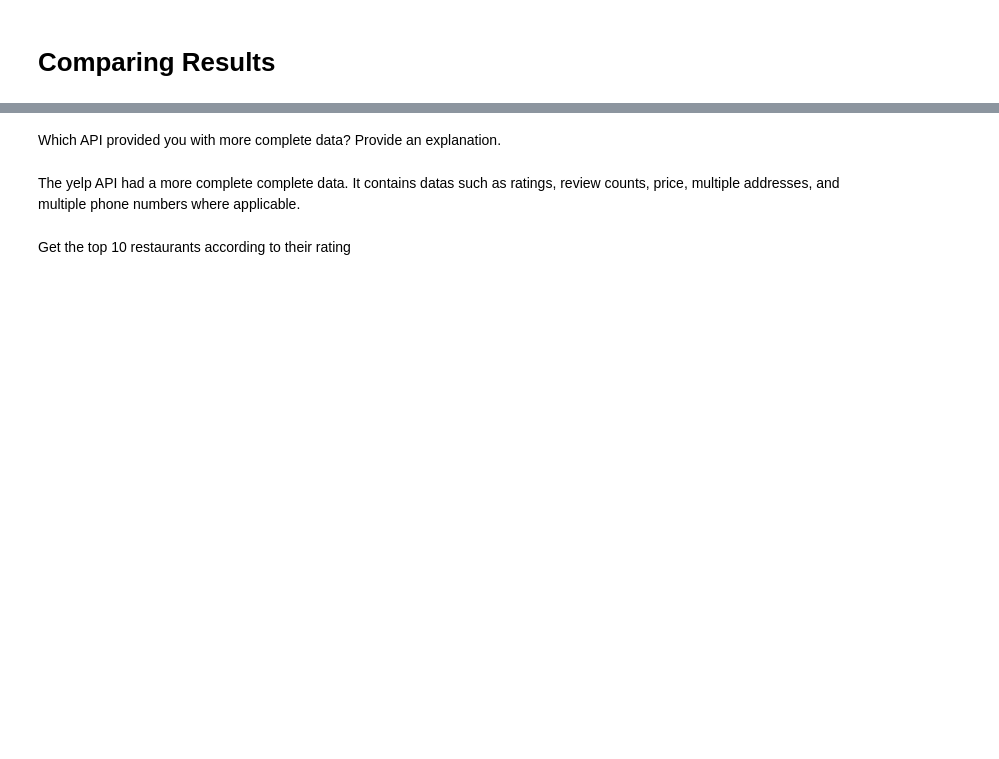
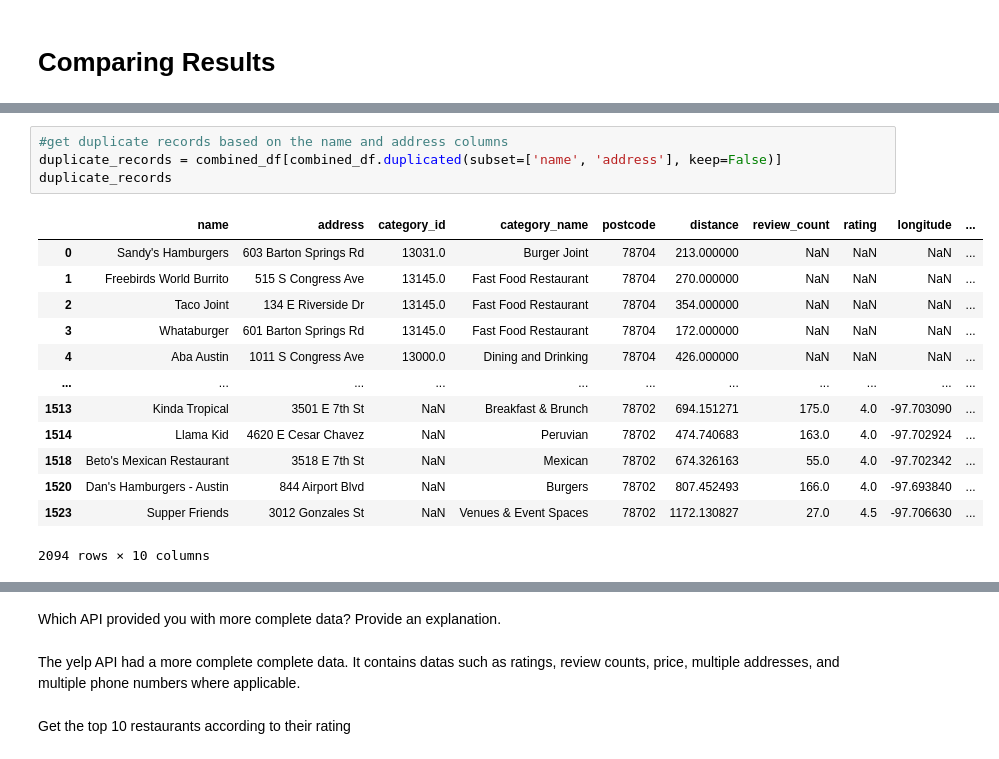
Before and after one commit to LaraOnipede/Stat-Modelling-with-Python, a Jupyter notebook: notebooks/yelp_foursquare_EDA.ipynb, the cells around one changed output, grey strips where cells are left out. Saved outputs shown, nothing was run; the diff lists cells and outputs as text; blank space fills up the shorter version.

```diff
--- a/notebooks/yelp_foursquare_EDA.ipynb
+++ b/notebooks/yelp_foursquare_EDA.ipynb
@@ -477,0 +602,18 @@ yelp_df.head(20)
+# %%
+#get duplicate records based on the name and address columns
+duplicate_records = combined_df[combined_df.duplicated(subset=['name', 'address'], keep=False)]
+duplicate_records
+# %% [output]
+|  | name | address | category_id | category_name | postcode | distance | review_count | rating | longitude | ... |
+| 0 | Sandy's Hamburgers | 603 Barton Springs Rd | 13031.0 | Burger Joint | 78704 | 213.000000 | NaN | NaN | NaN | ... |
+| 1 | Freebirds World Burrito | 515 S Congress Ave | 13145.0 | Fast Food Restaurant | 78704 | 270.000000 | NaN | NaN | NaN | ... |
+| 2 | Taco Joint | 134 E Riverside Dr | 13145.0 | Fast Food Restaurant | 78704 | 354.000000 | NaN | NaN | NaN | ... |
+| 3 | Whataburger | 601 Barton Springs Rd | 13145.0 | Fast Food Restaurant | 78704 | 172.000000 | NaN | NaN | NaN | ... |
+| 4 | Aba Austin | 1011 S Congress Ave | 13000.0 | Dining and Drinking | 78704 | 426.000000 | NaN | NaN | NaN | ... |
+| ... | ... | ... | ... | ... | ... | ... | ... | ... | ... | ... |
+| 1513 | Kinda Tropical | 3501 E 7th St | NaN | Breakfast & Brunch | 78702 | 694.151271 | 175.0 | 4.0 | -97.703090 | ... |
+| 1514 | Llama Kid | 4620 E Cesar Chavez | NaN | Peruvian | 78702 | 474.740683 | 163.0 | 4.0 | -97.702924 | ... |
+| 1518 | Beto's Mexican Restaurant | 3518 E 7th St | NaN | Mexican | 78702 | 674.326163 | 55.0 | 4.0 | -97.702342 | ... |
+| 1520 | Dan's Hamburgers - Austin | 844 Airport Blvd | NaN | Burgers | 78702 | 807.452493 | 166.0 | 4.0 | -97.693840 | ... |
+| 1523 | Supper Friends | 3012 Gonzales St | NaN | Venues & Event Spaces | 78702 | 1172.130827 | 27.0 | 4.5 | -97.706630 | ... |
+2094 rows × 10 columns
```
Also changed, not shown: parts of 25 cells of this notebook.
